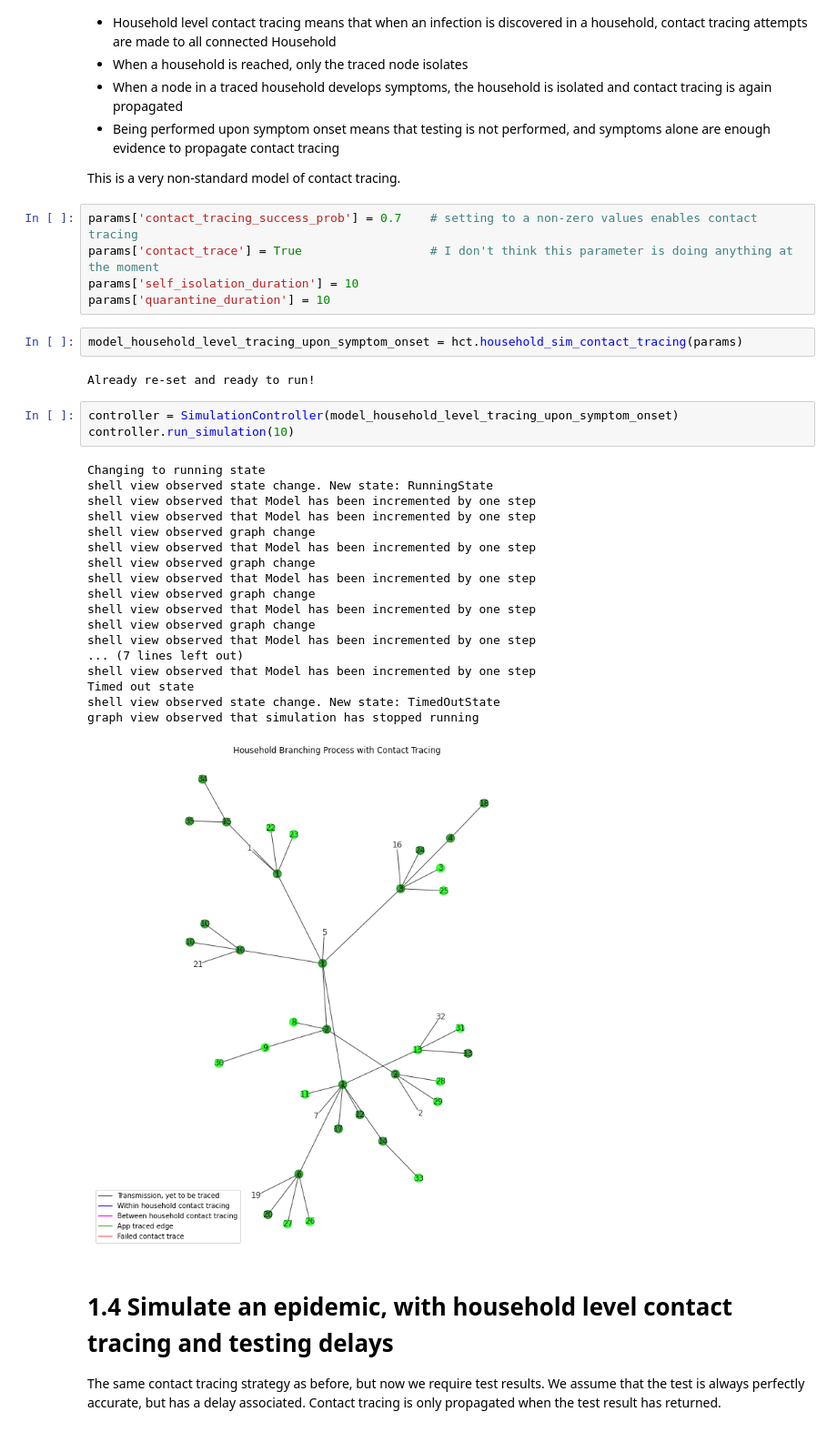
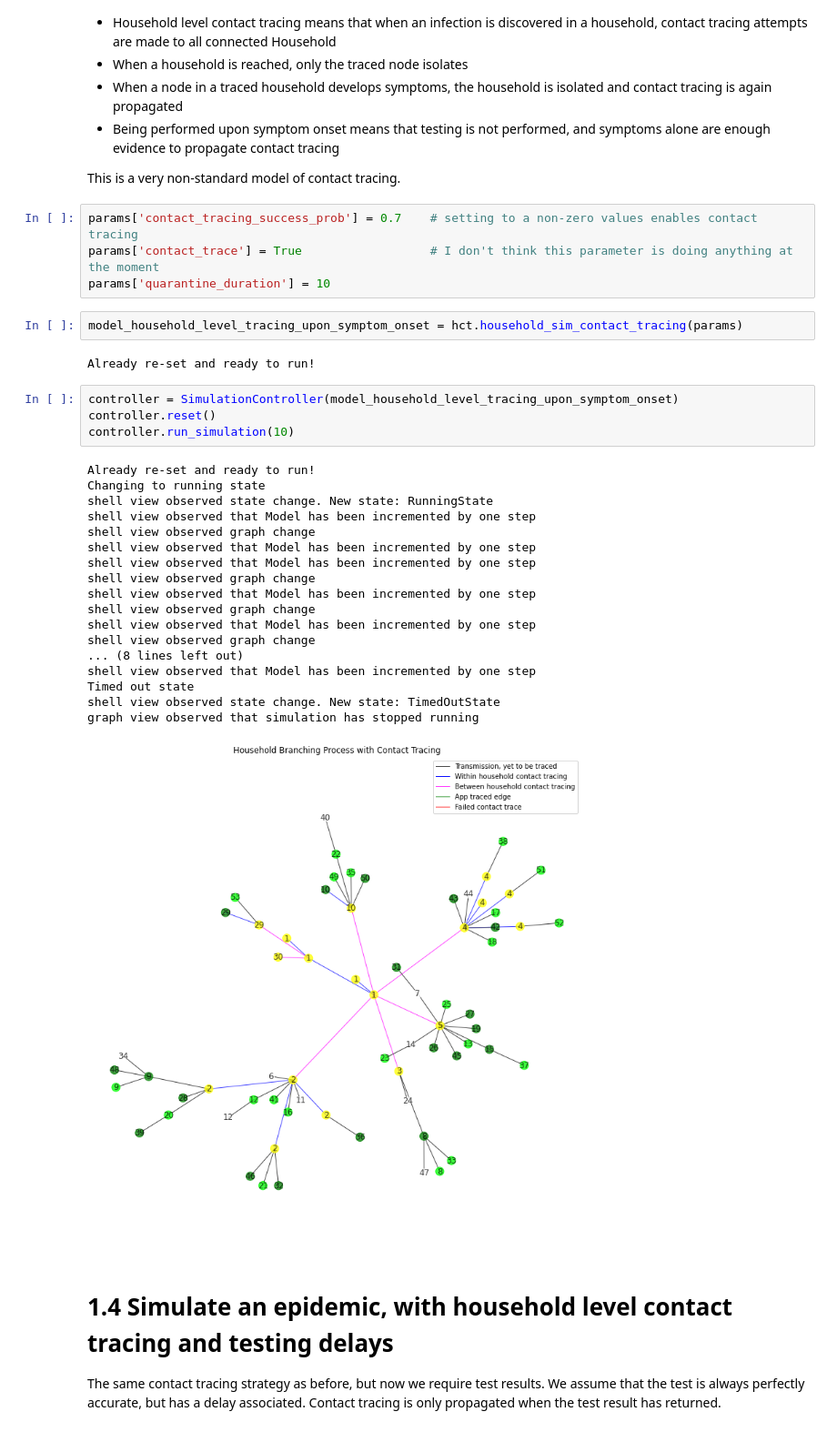
Before and after one commit to TTI-modelling/TestingContactModel, a Jupyter notebook: examples/household_level_contact_tracing.ipynb, the cells around one changed output. Shown at 91% size. Saved outputs shown, nothing was run; the diff lists cells and outputs as text.

```diff
--- a/examples/household_level_contact_tracing.ipynb
+++ b/examples/household_level_contact_tracing.ipynb
@@ -117,7 +119,6 @@ This is a very non-standard model of contact tracing.
 # %%
 params['contact_tracing_success_prob'] = 0.7    # setting to a non-zero values enables contact tracing
 params['contact_trace'] = True                  # I don't think this parameter is doing anything at the moment
-params['self_isolation_duration'] = 10
 params['quarantine_duration'] = 10
 # %%
 model_household_level_tracing_upon_symptom_onset = hct.household_sim_contact_tracing(params)
@@ -125,26 +126,27 @@ model_household_level_tracing_upon_symptom_onset = hct.household_sim_contact_tra
 Already re-set and ready to run!
 # %%
 controller = SimulationController(model_household_level_tracing_upon_symptom_onset)
+controller.reset()
 controller.run_simulation(10)
 # %% [output]
+Already re-set and ready to run!
 Changing to running state
 shell view observed state change. New state: RunningState
+shell view observed that Model has been incremented by one step
+shell view observed graph change
 shell view observed that Model has been incremented by one step
 shell view observed that Model has been incremented by one step
 shell view observed graph change
 shell view observed that Model has been incremented by one step
 shell view observed graph change
 shell view observed that Model has been incremented by one step
 shell view observed graph change
-shell view observed that Model has been incremented by one step
-shell view observed graph change
-shell view observed that Model has been incremented by one step
-... (7 lines left out)
+... (8 lines left out)
 shell view observed that Model has been incremented by one step
 Timed out state
 shell view observed state change. New state: TimedOutState
 graph view observed that simulation has stopped running
-[figure, old version]
+[figure, new version]
 # %% [markdown]
 # 1.4 Simulate an epidemic, with household level contact tracing and testing delays
 The same contact tracing strategy as before, but now we require test results. We assume that the test is always perfectly accurate, but has a delay associated. Contact tracing is only propagated when the test result has returned.
```
Also changed, not shown: parts of 15 cells of this notebook.
